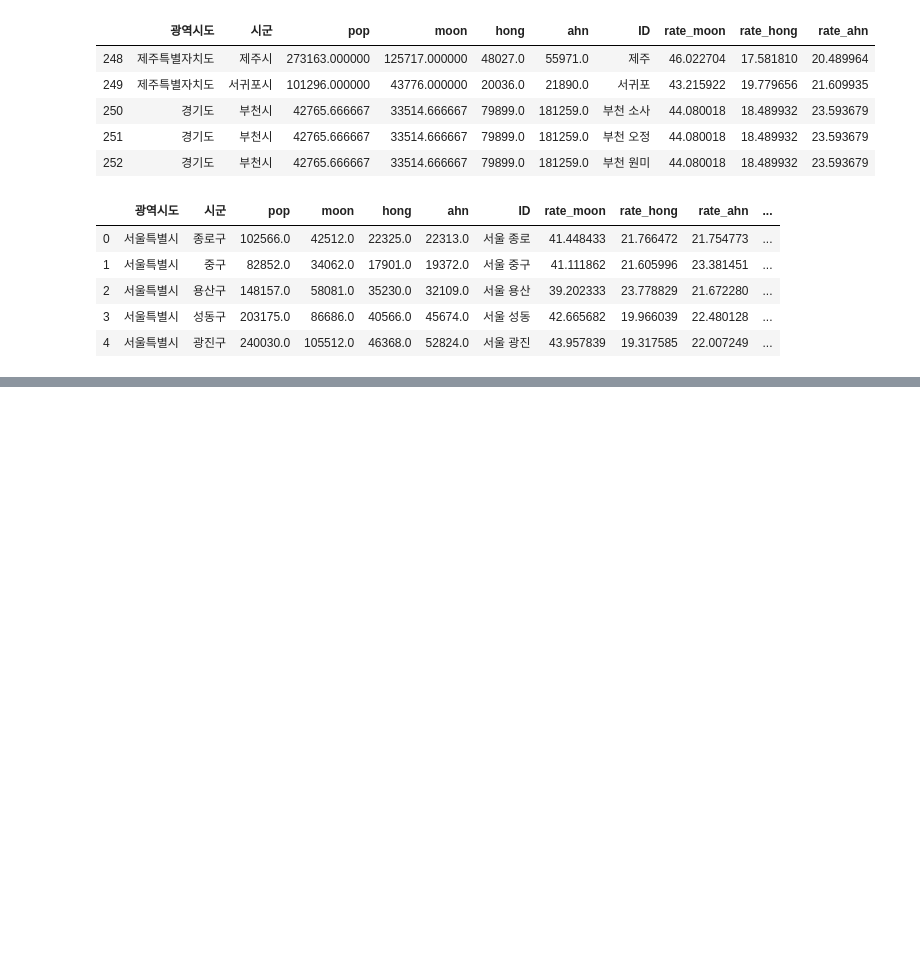
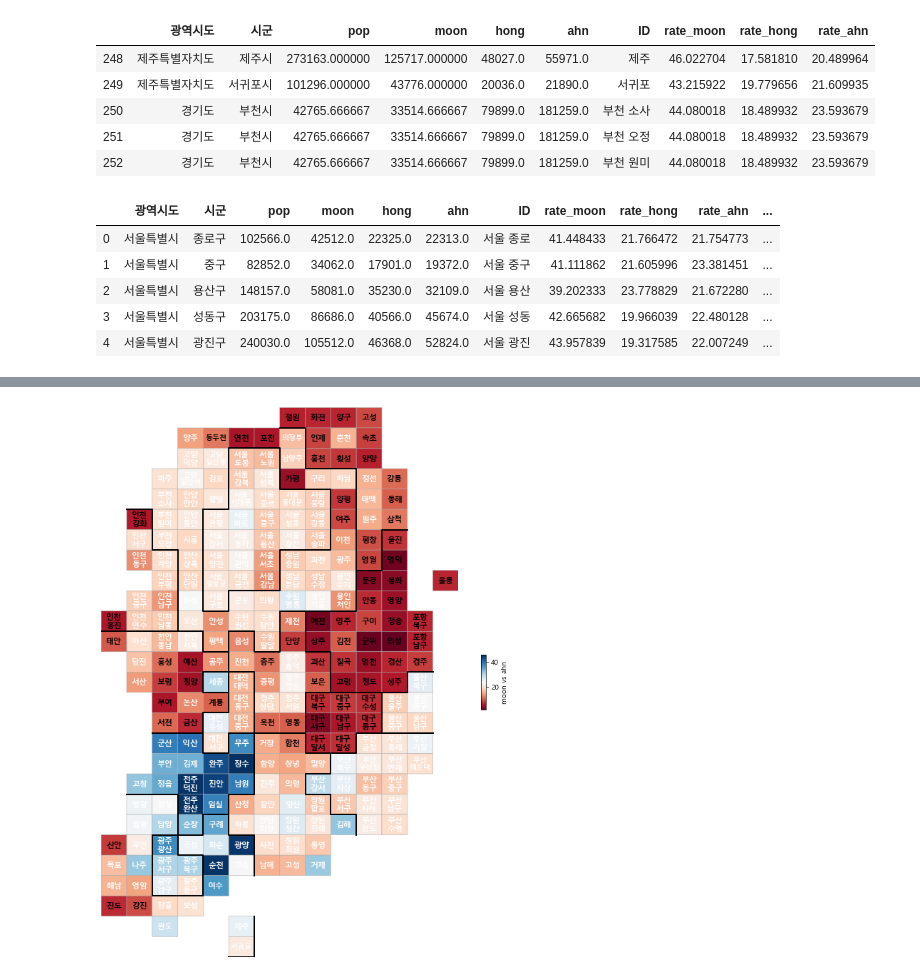
Before and after one commit to dkgulee/python_date_analysis_active, a Jupyter notebook: source_code/Untitled1.ipynb, the cells around one changed output, grey strips where cells are left out. Drawn from its saved outputs; the diff is of its cells as text; code cells hidden in the pictures; blank space fills up the shorter version.

```diff
--- a/source_code/Untitled1.ipynb
+++ b/source_code/Untitled1.ipynb
@@ -339,0 +446,4 @@ final_elect_data['ahn vs hong'] = final_elect_data['rate_moon'] - final_elect_da
+# %%
+drawKorea('moon vs ahn', final_elect_data, 'RdBu')
+# %% [output]
+[figure, added]
```
Also changed, not shown: parts of 22 cells of this notebook, 2 other files.
